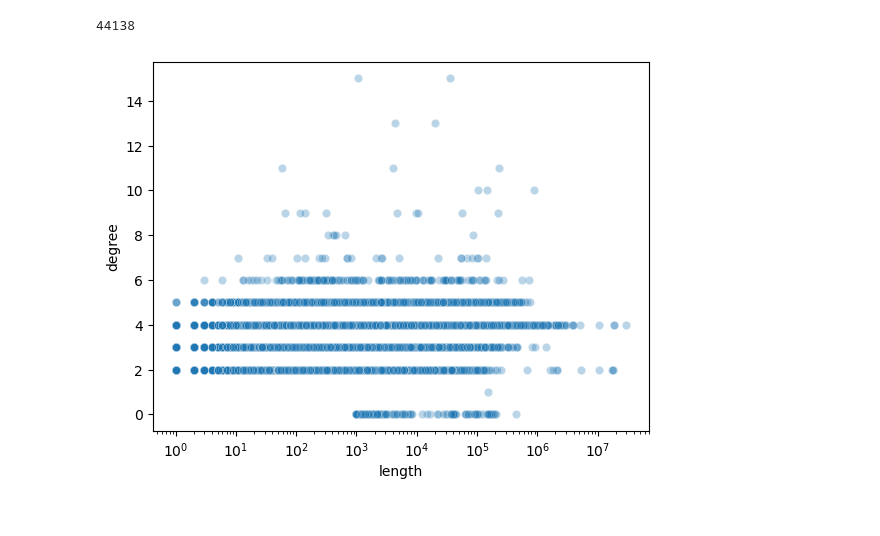
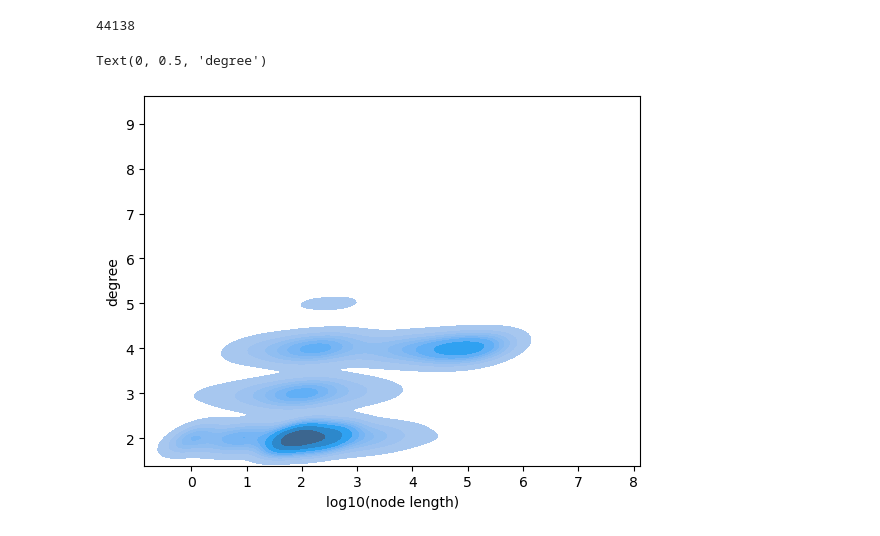
Before and after one commit to JPereira199/pangenome-graph-analysis, a Jupyter notebook: graph_metrics.ipynb, the cells around one changed output. Saved outputs shown, nothing was run; the diff lists cells and outputs as text; code cells hidden in the pictures.

```diff
--- a/graph_metrics.ipynb
+++ b/graph_metrics.ipynb
@@ -240,8 +236,17 @@ pd.DataFrame(bridges, columns=["node1","node2"]).to_csv(
     sep="\t",
     index=False
 )
-# %%
-sns.scatterplot(data=df, x="length", y="degree", alpha=0.3)
-plt.xscale("log")
-# %% [output]
-[figure, removed]
+# %%
+
+df["log_length"] = np.log10(df["length"])
+sns.kdeplot(
+    data=df,
+    x="log_length",
+    y="degree",
+    fill=True,
+)
+plt.xlabel("log10(node length)")
+plt.ylabel("degree")
+# %% [output]
+Text(0, 0.5, 'degree')
+[figure, added]
```
Also changed, not shown: parts of 21 cells of this notebook, 7 other files.
